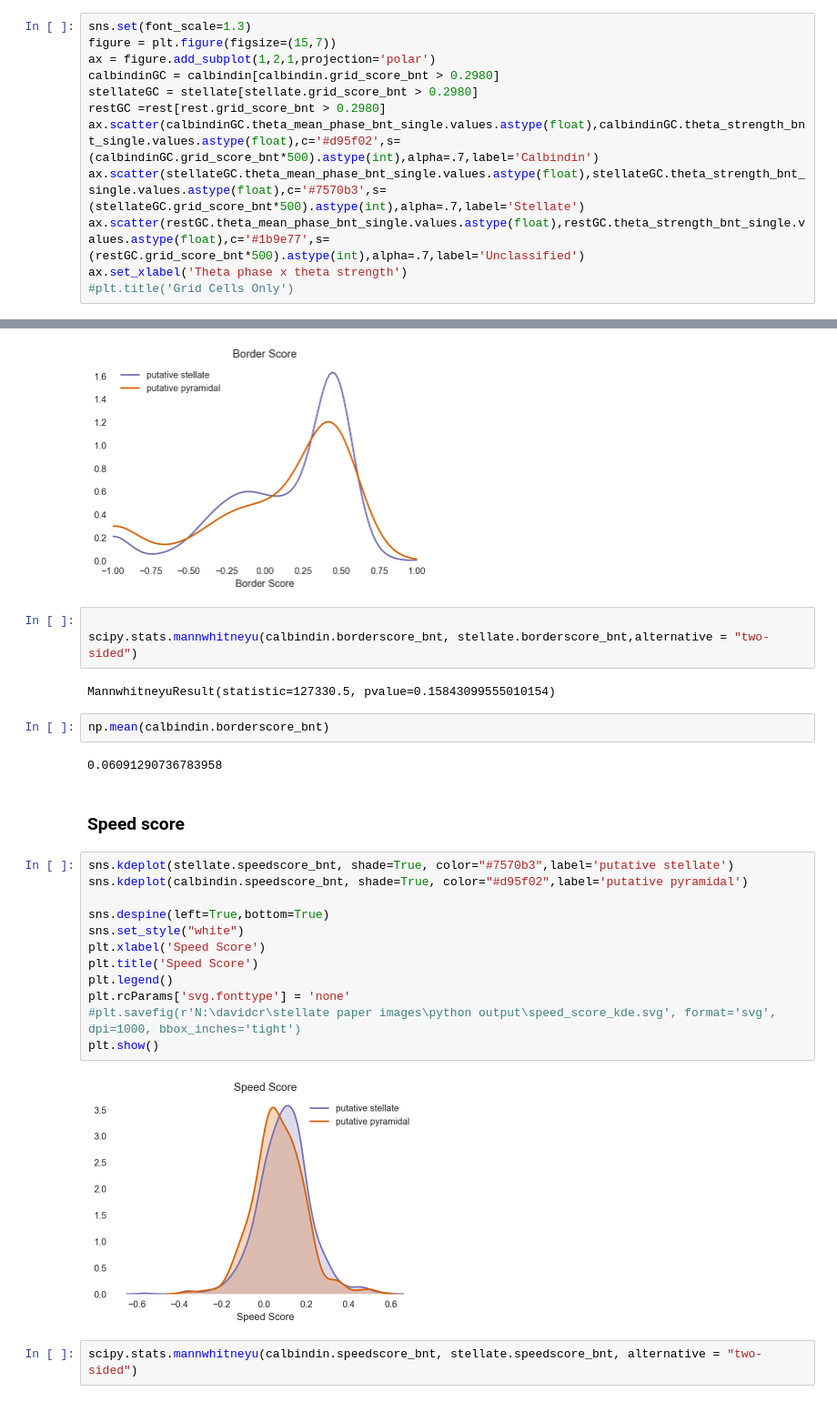
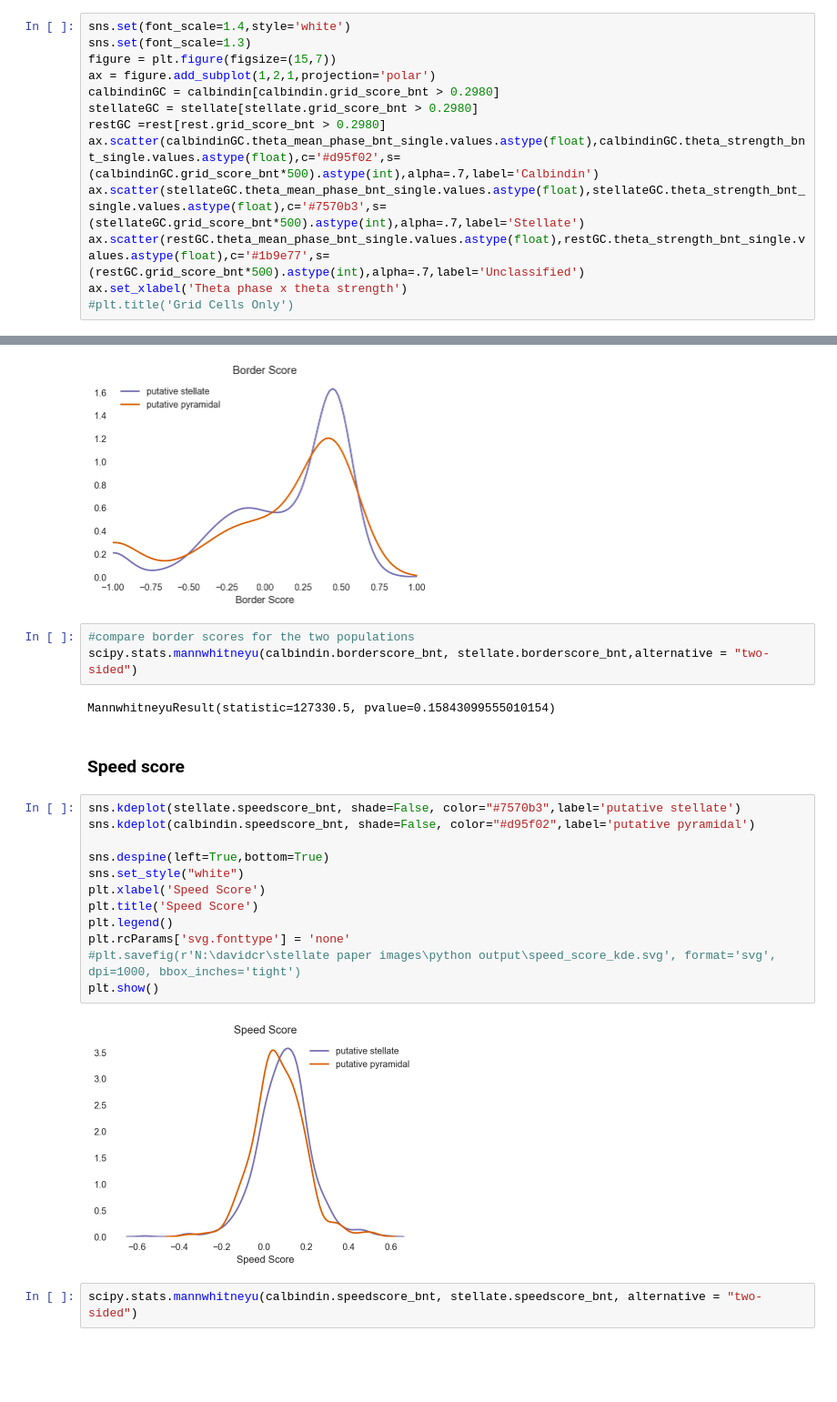
Before and after one commit to davidcrowland/archdata, a Jupyter notebook: Extended dataset.ipynb, the cells around one changed output, grey strips where cells are left out. Shown at 91% size. Drawn from its saved outputs; the diff is of its cells as text; blank space fills up the shorter version.

```diff
--- a/Extended dataset.ipynb
+++ b/Extended dataset.ipynb
@@ -164,6 +164,7 @@ plt.show()
 ### Same but for grid cells only. Make marker size proportional to grid score to visually check for trends in the data
 This plot makes it clear that 1) grid cells show a very similar distribution as all cells 2) cells with higher grid score do not cluster in one part and 3) many grid cells (including some of the ones with highest grid score) have very little theta modulation (close to the center)
 # %%
+sns.set(font_scale=1.4,style='white')
 sns.set(font_scale=1.3)
 figure = plt.figure(figsize=(15,7))
 ax = figure.add_subplot(1,2,1,projection='polar')
@@ -350,30 +340,26 @@ plt.show()
 # %% [output]
 [figure]
 # %%
-
+#compare border scores for the two populations
 scipy.stats.mannwhitneyu(calbindin.borderscore_bnt, stellate.borderscore_bnt,alternative = "two-sided")
 # %% [output]
 MannwhitneyuResult(statistic=127330.5, pvalue=0.15843099555010154)
-# %%
-np.mean(calbindin.borderscore_bnt)
-# %% [output]
-0.06091290736783958
 # %% [markdown]
 ### Speed score
 # %%
-sns.kdeplot(stellate.speedscore_bnt, shade=True, color="#7570b3",label='putative stellate')
-sns.kdeplot(calbindin.speedscore_bnt, shade=True, color="#d95f02",label='putative pyramidal')
+sns.kdeplot(stellate.speedscore_bnt, shade=False, color="#7570b3",label='putative stellate')
+sns.kdeplot(calbindin.speedscore_bnt, shade=False, color="#d95f02",label='putative pyramidal')
 
 sns.despine(left=True,bottom=True)
 sns.set_style("white")
 plt.xlabel('Speed Score')
 plt.title('Speed Score')
 plt.legend()
 plt.rcParams['svg.fonttype'] = 'none'
 #plt.savefig(r'N:\davidcr\stellate paper images\python output\speed_score_kde.svg', format='svg', dpi=1000, bbox_inches='tight')
 plt.show()
 # %% [output]
-[figure, old version]
+[figure, new version]
 # %%
 scipy.stats.mannwhitneyu(calbindin.speedscore_bnt, stellate.speedscore_bnt, alternative = "two-sided")
 # %% [output]
```
Also changed, not shown: parts of 20 cells of this notebook.
